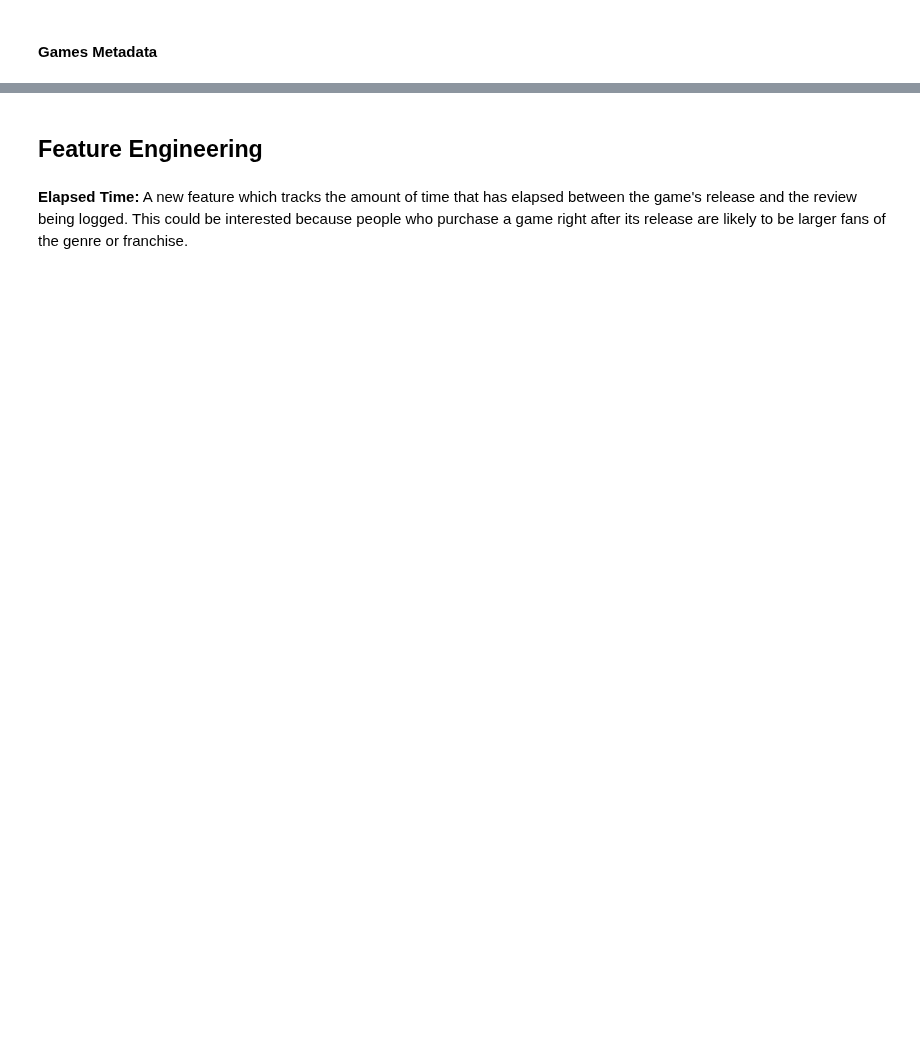
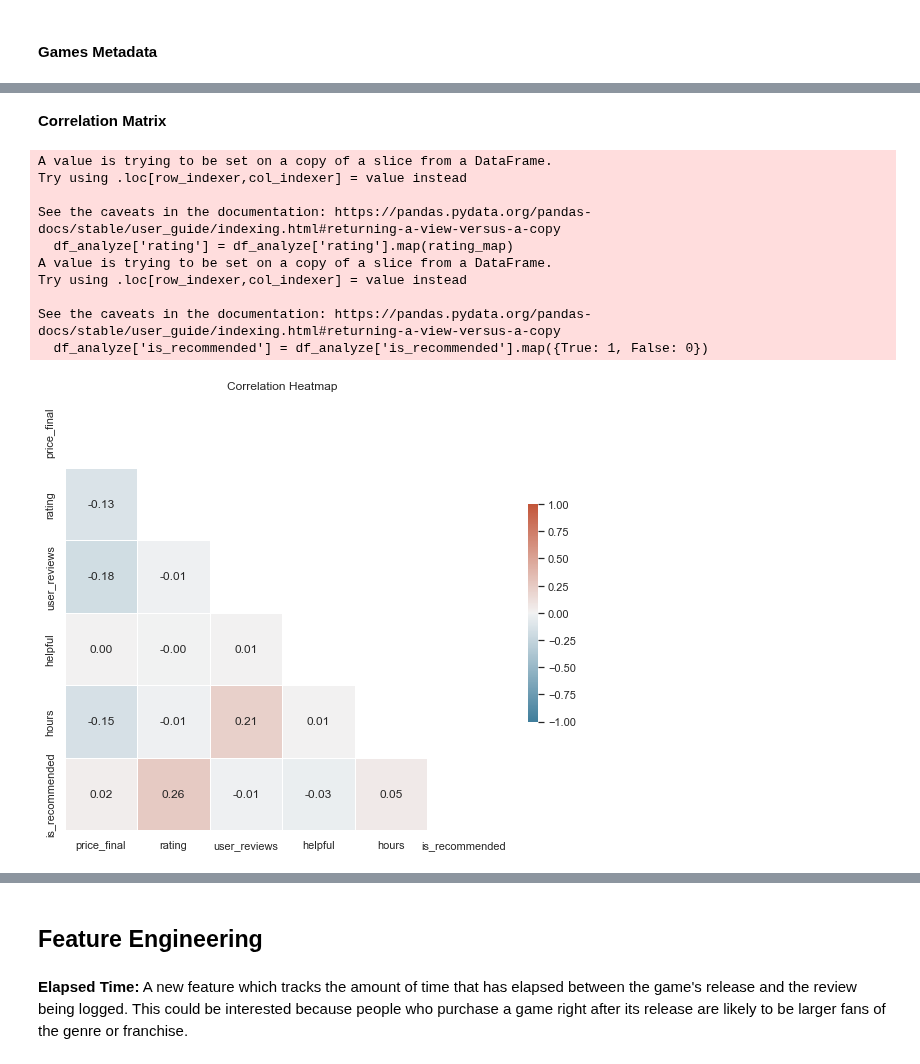
Before and after one commit to JohannesRahn/MachineLearningGroupProject, a Jupyter notebook: data_curation.ipynb, the cells around one changed output, grey strips where cells are left out. Cells and saved outputs as stored; diff of their text form; code cells hidden in the pictures; blank space fills up the shorter version.

```diff
--- a/data_curation.ipynb
+++ b/data_curation.ipynb
@@ -240,0 +242,56 @@ final_df.describe()
+# %% [markdown]
+**Correlation Matrix**
+# %%
+# correlations between different variables, such as price and rating, user reviews and helpful votes, or hours played and recommendation status.
+
+import csv
+import matplotlib.pyplot as plt
+import seaborn as sns
+import datetime
+
+
+df_analyze = final_df[['price_final', 'rating', 'user_reviews', 'helpful', 'hours', 'is_recommended']]
+
+# Convert rating column to numerical values
+rating_map = {
+    'Overwhelmingly Positive': 5,
+    'Very Positive': 4,
+    'Mostly Positive': 3,
+    'Mixed': 2,
+    'Mostly Negative': 1,
+    'Very Negative': 0
+}
+df_analyze['rating'] = df_analyze['rating'].map(rating_map)
+
+# Convert is_recommended column to binary values
+df_analyze['is_recommended'] = df_analyze['is_recommended'].map({True: 1, False: 0})
+
+# Calculate the correlation matrix
+corr_matrix = df_analyze.corr()
+
+# Setting seaborn style
+sns.set(style="white")
+
+# Generate a mask for the upper triangle
+mask = np.triu(np.ones_like(corr_matrix, dtype=bool))
+
+f, ax = plt.subplots(figsize=(10, 8))
+
+
+cmap = sns.diverging_palette(230, 20, as_cmap=True)
+
+sns.heatmap(corr_matrix, mask=mask, cmap=cmap, vmax=1, vmin=-1, center=0, square=True, linewidths=.5, cbar_kws={"shrink": .5}, annot=True, fmt=".2f")
+plt.title('Correlation Heatmap')
+plt.show()
+# %% [output]
+A value is trying to be set on a copy of a slice from a DataFrame.
+Try using .loc[row_indexer,col_indexer] = value instead
+
+See the caveats in the documentation: https://pandas.pydata.org/pandas-docs/stable/user_guide/indexing.html#returning-a-view-versus-a-copy
+  df_analyze['rating'] = df_analyze['rating'].map(rating_map)
+A value is trying to be set on a copy of a slice from a DataFrame.
+Try using .loc[row_indexer,col_indexer] = value instead
+
+See the caveats in the documentation: https://pandas.pydata.org/pandas-docs/stable/user_guide/indexing.html#returning-a-view-versus-a-copy
+  df_analyze['is_recommended'] = df_analyze['is_recommended'].map({True: 1, False: 0})
+[figure, added]
```
Also changed, not shown: parts of 71 cells of this notebook.
